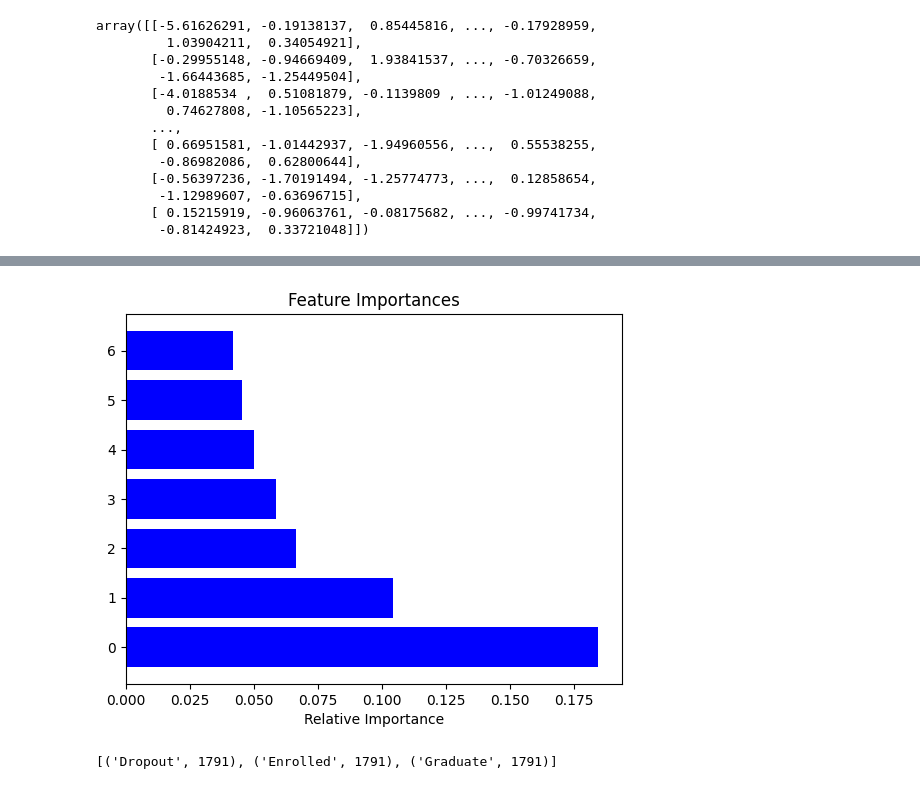
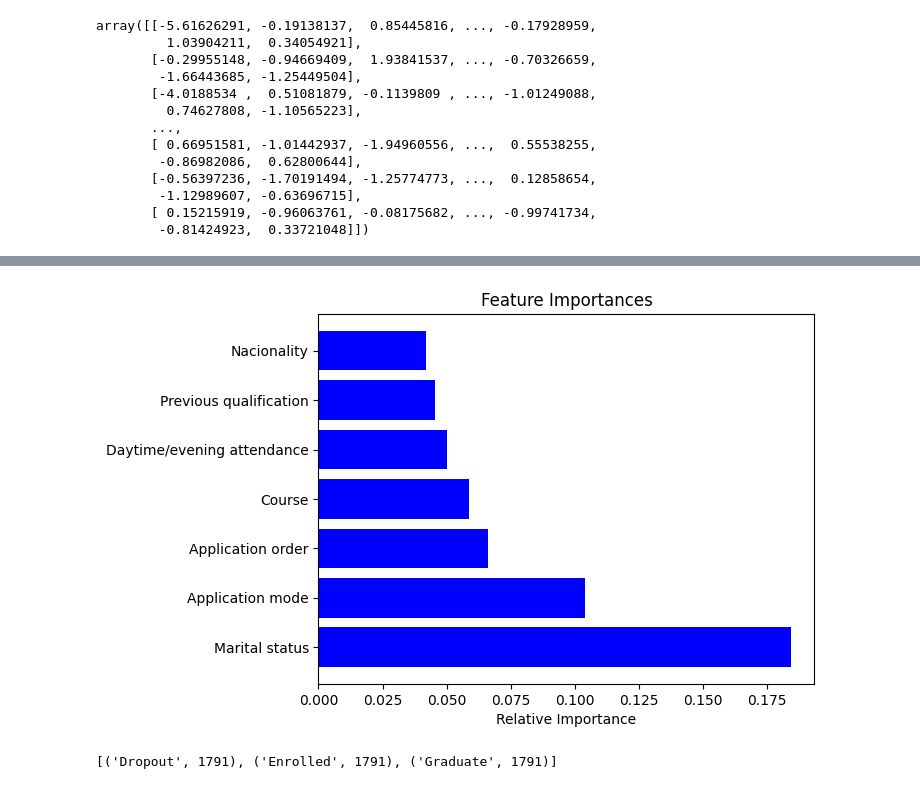
Before and after one commit to oluwasegun88/LINEAR_REGRESSION, a Jupyter notebook: Predicting Students' Dropout and Academic Success.ipynb, the cells around one changed output, grey strips where cells are left out. Drawn from its saved outputs; the diff is of its cells as text; code cells hidden in the pictures.

```diff
--- a/Predicting Students' Dropout and Academic Success.ipynb
+++ b/Predicting Students' Dropout and Academic Success.ipynb
@@ -225,6 +226,7 @@ array([[-5.61626291, -0.19138137,  0.85445816, ..., -0.17928959,
        [ 0.15215919, -0.96063761, -0.08175682, ..., -0.99741734,
         -0.81424923,  0.33721048]])
 # %%
-pd.DataFrame(pca.fit_transform(std))
+stc=pd.DataFrame(pca.fit_transform(std))
+stc
 # %% [output]
 |  | 0 | 1 | 2 | 3 | 4 | 5 | 6 | 7 | 8 | 9 | 10 | ... |
@@ -254,14 +256,14 @@ plt.show()
 # %%
-features = std.columns
+features = x.columns
 importances = pca.explained_variance_ratio_
 indices = np.argsort(importances)[::-1]
 plt.title('Feature Importances')
 plt.barh(range(len(indices[:7])), importances[indices[:7]], color='b', align='center')
 plt.yticks(range(len(indices[:7])), [features[i] for i in indices[:7]])
 plt.xlabel('Relative Importance')
 plt.show()
 # %% [output]
-[figure, old version]
+[figure, new version]
 # %%
 smote = SMOTE(random_state=42)
 X_train_smote, y_train_smote= smote.fit_resample(X_train, y_train)
```
Also changed, not shown: parts of 5 cells of this notebook.
